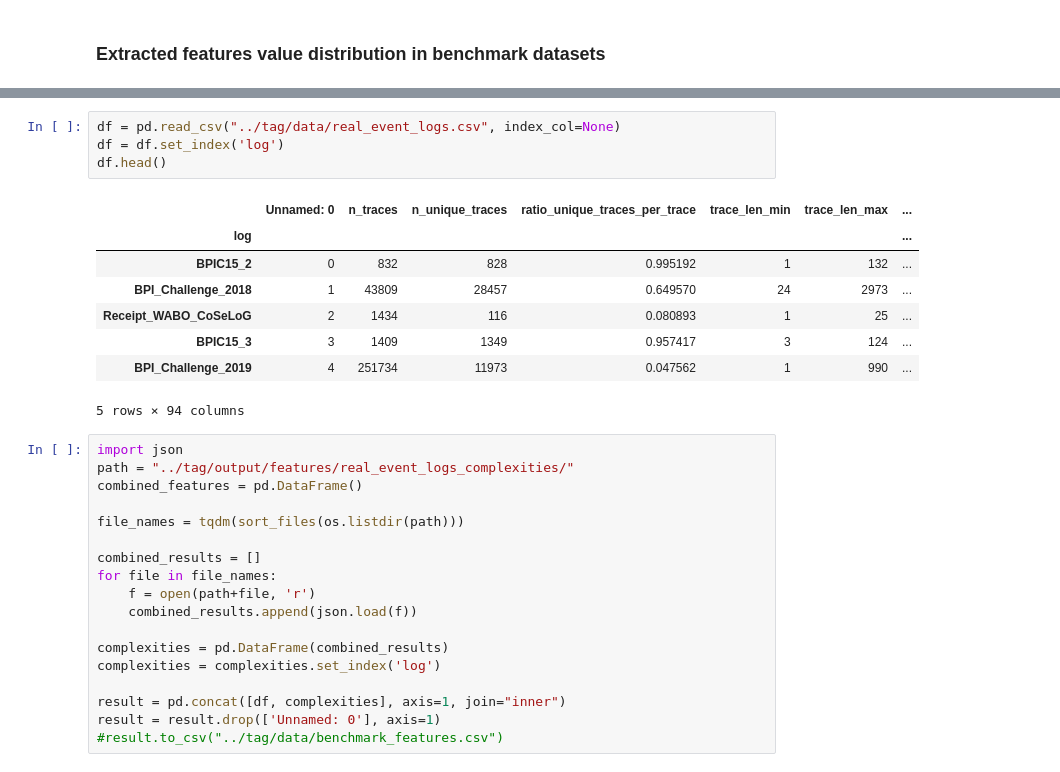
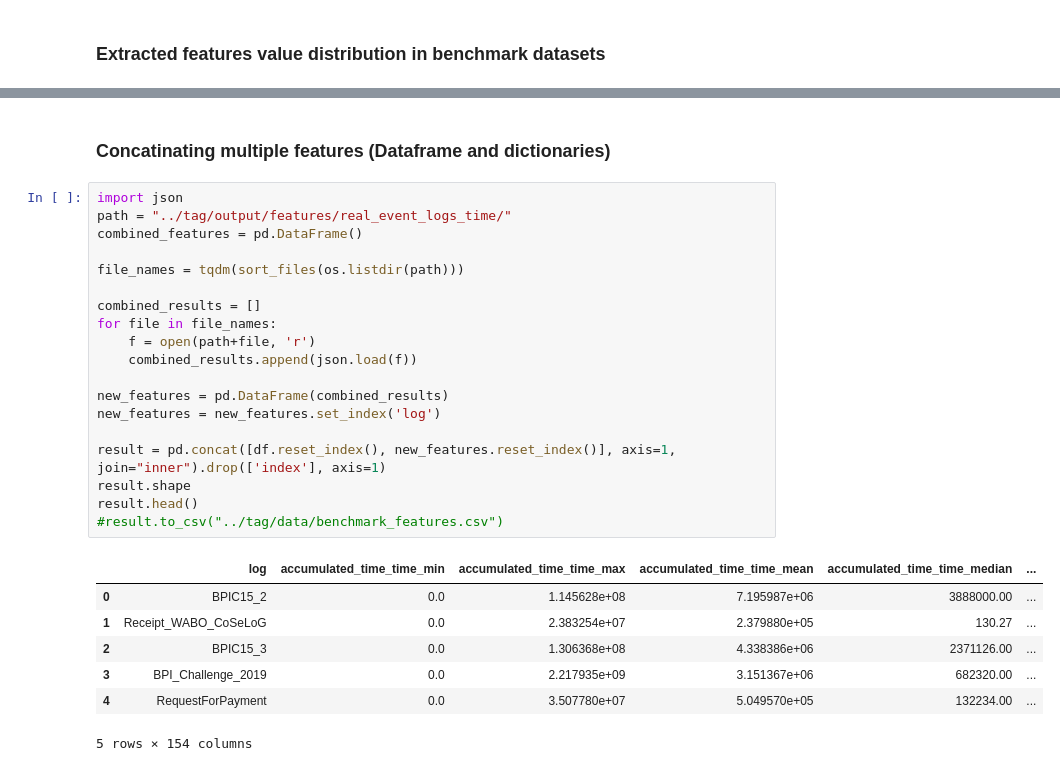
Before and after one commit to lmu-dbs/feeed, a Jupyter notebook: demo.ipynb, the cells around one changed output, grey strips where cells are left out. Cells and saved outputs as stored; diff of their text form.

```diff
--- a/demo.ipynb
+++ b/demo.ipynb
@@ -294,31 +241,29 @@ TypeError: '_AxesStack' object is not callable
-# %%
-df = pd.read_csv("../tag/data/real_event_logs.csv", index_col=None)
-df = df.set_index('log')
-df.head()
-# %% [output]
-|  | Unnamed: 0 | n_traces | n_unique_traces | ratio_unique_traces_per_trace | trace_len_min | trace_len_max | ... |
-| log |  |  |  |  |  |  | ... |
-| BPIC15_2 | 0 | 832 | 828 | 0.995192 | 1 | 132 | ... |
-| BPI_Challenge_2018 | 1 | 43809 | 28457 | 0.649570 | 24 | 2973 | ... |
-| Receipt_WABO_CoSeLoG | 2 | 1434 | 116 | 0.080893 | 1 | 25 | ... |
-| BPIC15_3 | 3 | 1409 | 1349 | 0.957417 | 3 | 124 | ... |
-| BPI_Challenge_2019 | 4 | 251734 | 11973 | 0.047562 | 1 | 990 | ... |
-5 rows × 94 columns
+# %% [markdown]
+### Concatinating multiple features (Dataframe and dictionaries)
 # %%
 import json
-path = "../tag/output/features/real_event_logs_complexities/"
+path = "../tag/output/features/real_event_logs_time/"
 combined_features = pd.DataFrame()
 
 file_names = tqdm(sort_files(os.listdir(path)))
 
 combined_results = []
 for file in file_names:
     f = open(path+file, 'r')
     combined_results.append(json.load(f))
 
-complexities = pd.DataFrame(combined_results)
-complexities = complexities.set_index('log')
+new_features = pd.DataFrame(combined_results)
+new_features = new_features.set_index('log')
 
-result = pd.concat([df, complexities], axis=1, join="inner")
-result = result.drop(['Unnamed: 0'], axis=1)
+result = pd.concat([df.reset_index(), new_features.reset_index()], axis=1, join="inner").drop(['index'], axis=1)
+result.shape
+result.head()
 #result.to_csv("../tag/data/benchmark_features.csv")
+# %% [output]
+|  | log | accumulated_time_time_min | accumulated_time_time_max | accumulated_time_time_mean | accumulated_time_time_median | ... |
+| 0 | BPIC15_2 | 0.0 | 1.145628e+08 | 7.195987e+06 | 3888000.00 | ... |
+| 1 | Receipt_WABO_CoSeLoG | 0.0 | 2.383254e+07 | 2.379880e+05 | 130.27 | ... |
+| 2 | BPIC15_3 | 0.0 | 1.306368e+08 | 4.338386e+06 | 2371126.00 | ... |
+| 3 | BPI_Challenge_2019 | 0.0 | 2.217935e+09 | 3.151367e+06 | 682320.00 | ... |
+| 4 | RequestForPayment | 0.0 | 3.507780e+07 | 5.049570e+05 | 132234.00 | ... |
+5 rows × 154 columns
```
Also changed, not shown: parts of 13 cells of this notebook.
